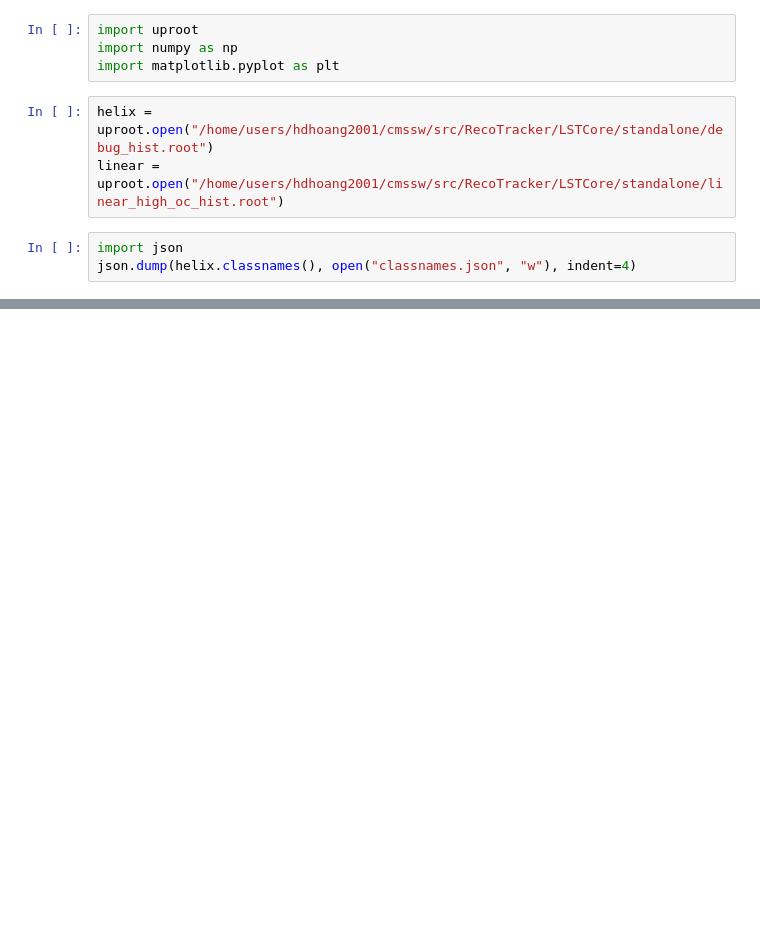
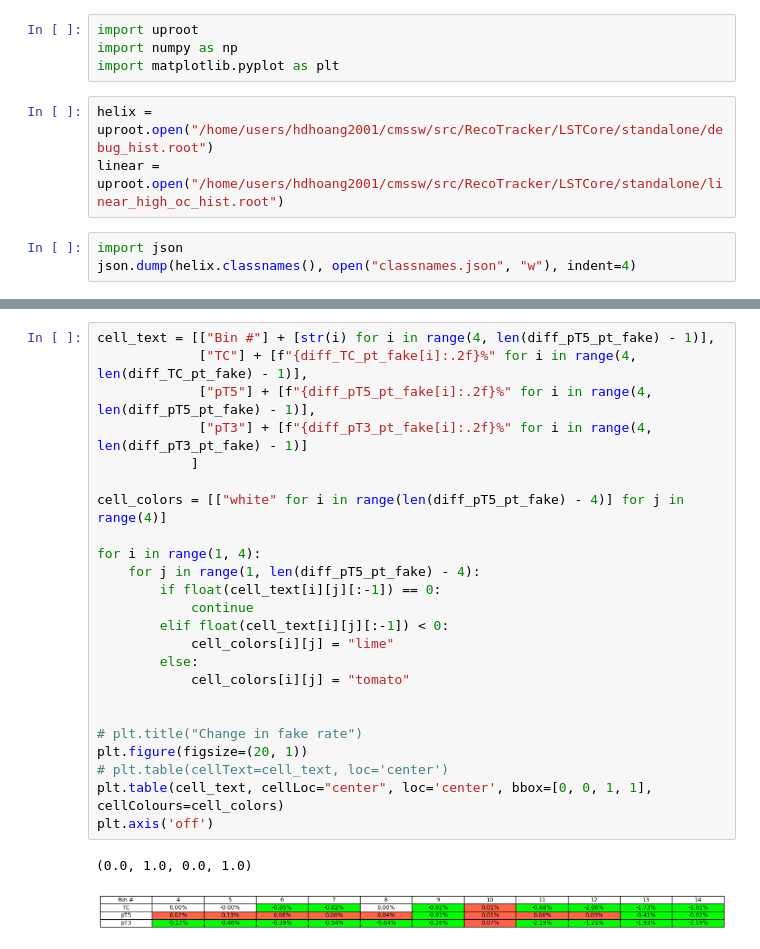
Before and after one commit to bucket420/lst-plots, a Jupyter notebook: hist.ipynb, the cells around one changed output, grey strips where cells are left out. Cells and saved outputs as stored; diff of their text form; blank space fills up the shorter version.

```diff
--- a/hist.ipynb
+++ b/hist.ipynb
@@ -59,0 +255,27 @@ array([8668., 1465., 1245.,  990.,  750.,  638.,  559.,  435., 1010.,
+# %%
+cell_text = [["Bin #"] + [str(i) for i in range(4, len(diff_pT5_pt_fake) - 1)],
+             ["TC"] + [f"{diff_TC_pt_fake[i]:.2f}%" for i in range(4, len(diff_TC_pt_fake) - 1)],
+             ["pT5"] + [f"{diff_pT5_pt_fake[i]:.2f}%" for i in range(4, len(diff_pT5_pt_fake) - 1)],
+             ["pT3"] + [f"{diff_pT3_pt_fake[i]:.2f}%" for i in range(4, len(diff_pT3_pt_fake) - 1)]
+            ]
+
+cell_colors = [["white" for i in range(len(diff_pT5_pt_fake) - 4)] for j in range(4)]
+
+for i in range(1, 4):
+    for j in range(1, len(diff_pT5_pt_fake) - 4):
+        if float(cell_text[i][j][:-1]) == 0:
+            continue
+        elif float(cell_text[i][j][:-1]) < 0:
+            cell_colors[i][j] = "lime"
+        else:
+            cell_colors[i][j] = "tomato"
+
+
+# plt.title("Change in fake rate")
+plt.figure(figsize=(20, 1))
+# plt.table(cellText=cell_text, loc='center')
+plt.table(cell_text, cellLoc="center", loc='center', bbox=[0, 0, 1, 1], cellColours=cell_colors)
+plt.axis('off')
+# %% [output]
+(0.0, 1.0, 0.0, 1.0)
+[figure, added]
```
Also changed, not shown: parts of 19 cells of this notebook, 26 other files.
